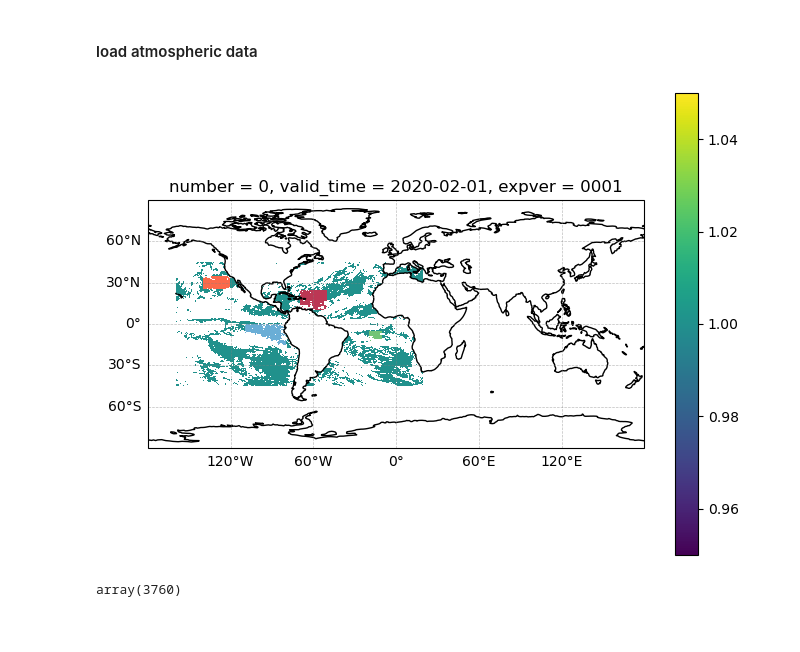
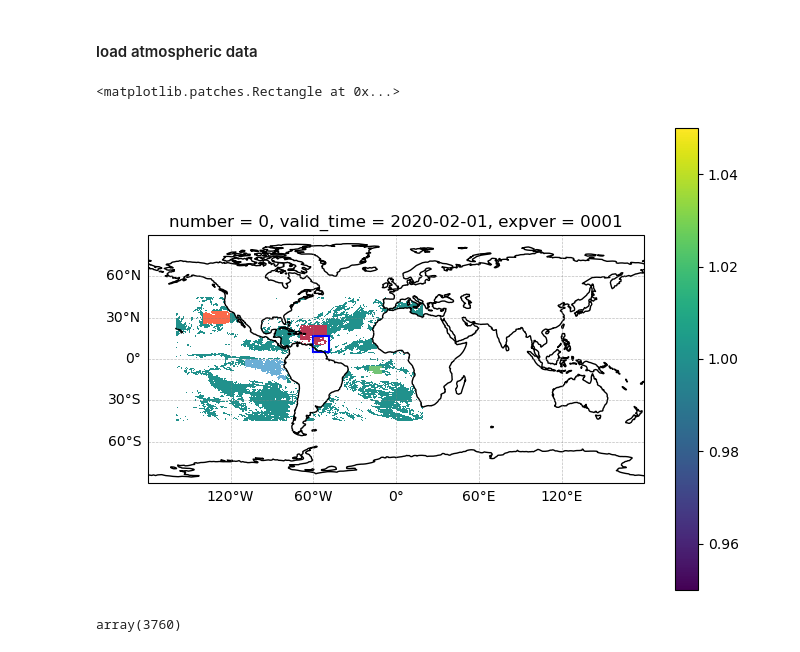
Before and after one commit to meteorologopazzo/QJRMS_0316, a Jupyter notebook: bulk_validation/struct_ERA5 copy.ipynb, the cells around one changed output. Cells and saved outputs as stored; diff of their text form; code cells hidden in the pictures.

```diff
--- a/bulk_validation/struct_ERA5 copy.ipynb
+++ b/bulk_validation/struct_ERA5 copy.ipynb
@@ -21,7 +22,7 @@ import bulk_model_code
 %load_ext autoreload
 %autoreload 2
 # %%
-ds_air = xr.open_dataset("/work/mh1498/m301248/TCO_data/QJRMS_0316/bulk_validation/E5_1M_pl_202002.nc").squeeze()
+ds_air = xr.open_dataset("/work/mh1498/m301248/TCO_data/E5_1M_pl_202002.nc").squeeze()
 ds_air
 # %% [output]
 <xarray.Dataset> Size: 548MB
@@ -44,7 +45,7 @@ Data variables:
 # %% [markdown]
 ### load land sea mask
 # %%
-ds_sst = xr.open_dataset("/work/mh1498/m301248/TCO_data/QJRMS_0316/bulk_validation/E5_1M_sst_202002.nc")
+ds_sst = xr.open_dataset("/work/mh1498/m301248/TCO_data/E5_1M_sst_202002.nc", engine='netcdf4')
 
 sst = ds_sst.sst.squeeze()
 
@@ -176,32 +176,47 @@ Npacific_mask = xr.where((ds_air.latitude > 25.)
 # %%
 
 fig = plt.figure(figsize=(8, 6))
 ax = plt.axes(projection=ccrs.PlateCarree())
 
 # Add base features
 ax.add_feature(cfeature.COASTLINE)
 
 
 total_mask.plot(x="longitude", y="latitude")
 (total_mask*Natlantic_mask).plot(x="longitude", y="latitude", cmap="inferno", add_colorbar=False)
 
 (total_mask*Satlantic_mask).plot(x="longitude", y="latitude", cmap="Greens", add_colorbar=False)
 (total_mask*Spacific_mask).plot(x="longitude", y="latitude", cmap="Blues", add_colorbar=False)
 (total_mask*Npacific_mask).plot(x="longitude", y="latitude", cmap="Reds", add_colorbar=False)
 
 
 gl = ax.gridlines(draw_labels=True,
                   linewidth=0.5, color='gray', alpha=0.5, linestyle='--')
 
 # Turn on labels on bottom and left only
 gl.top_labels = False
 gl.right_labels = False
 
 # Optionally format ticks (degrees + symbols)
 gl.xformatter = cticker.LongitudeFormatter()
 gl.yformatter = cticker.LatitudeFormatter()
+
+
+from matplotlib.patches import Rectangle
+lat_min, lon_min = 5, 300
+lat_max, lon_max = 17, 311
+ax.add_patch(Rectangle(
+        xy=(lon_min, lat_min),          # bottom-left corner (lon, lat)
+        width=lon_max - lon_min,        # 11 degrees
+        height=lat_max - lat_min,       # 12 degrees
+        transform=ccrs.PlateCarree(),
+        linewidth=1.5,
+        edgecolor='blue',
+        facecolor='none'                # transparent fill
+    ))
 # %% [output]
+<matplotlib.patches.Rectangle at 0x...>
-[figure, old version]
+[figure, new version]
 # %%
 (total_mask*Natlantic_mask).notnull().sum().values
 # %% [output]
```
Also changed, not shown: parts of 21 cells of this notebook, 2 other files.
